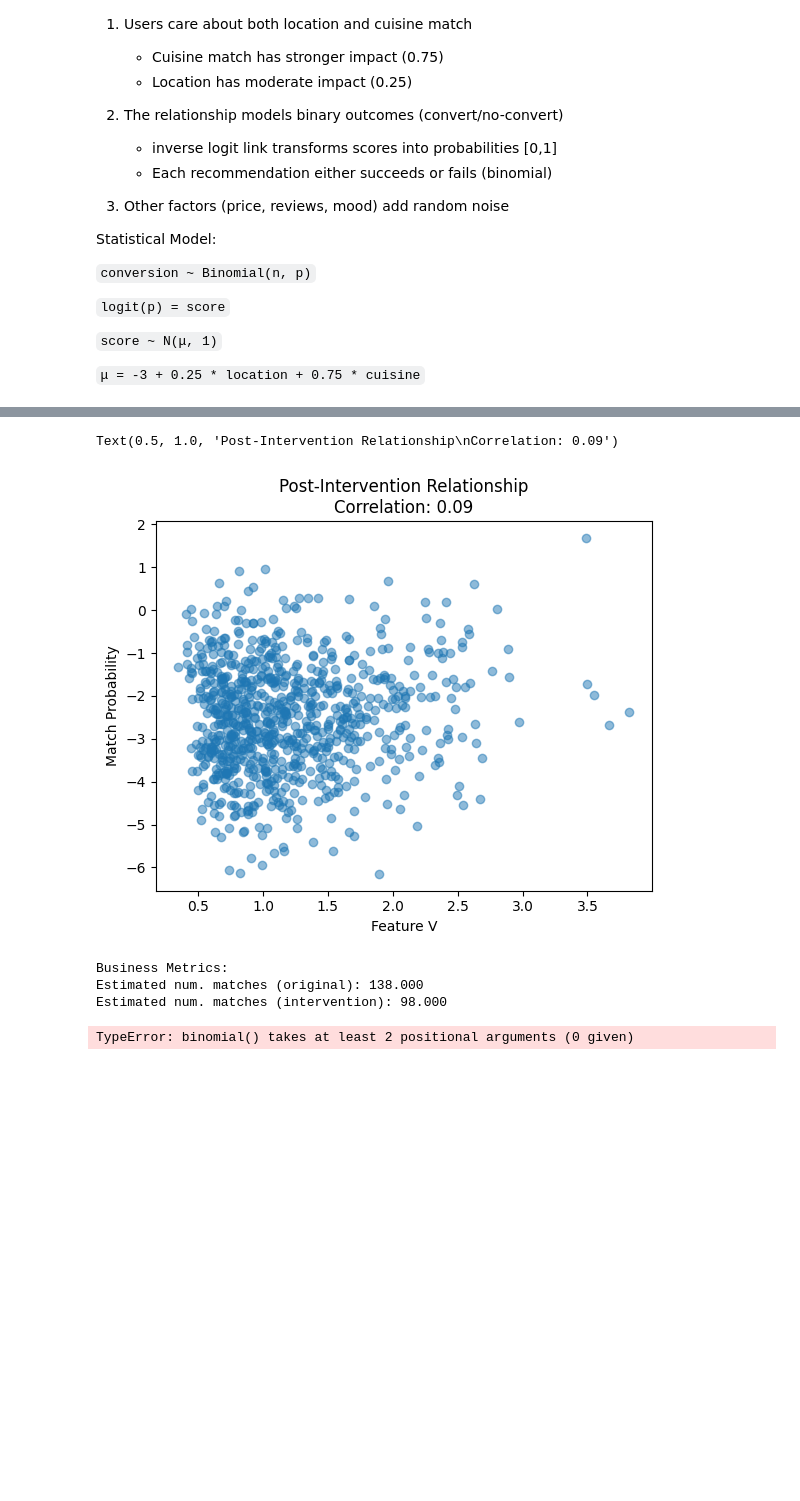
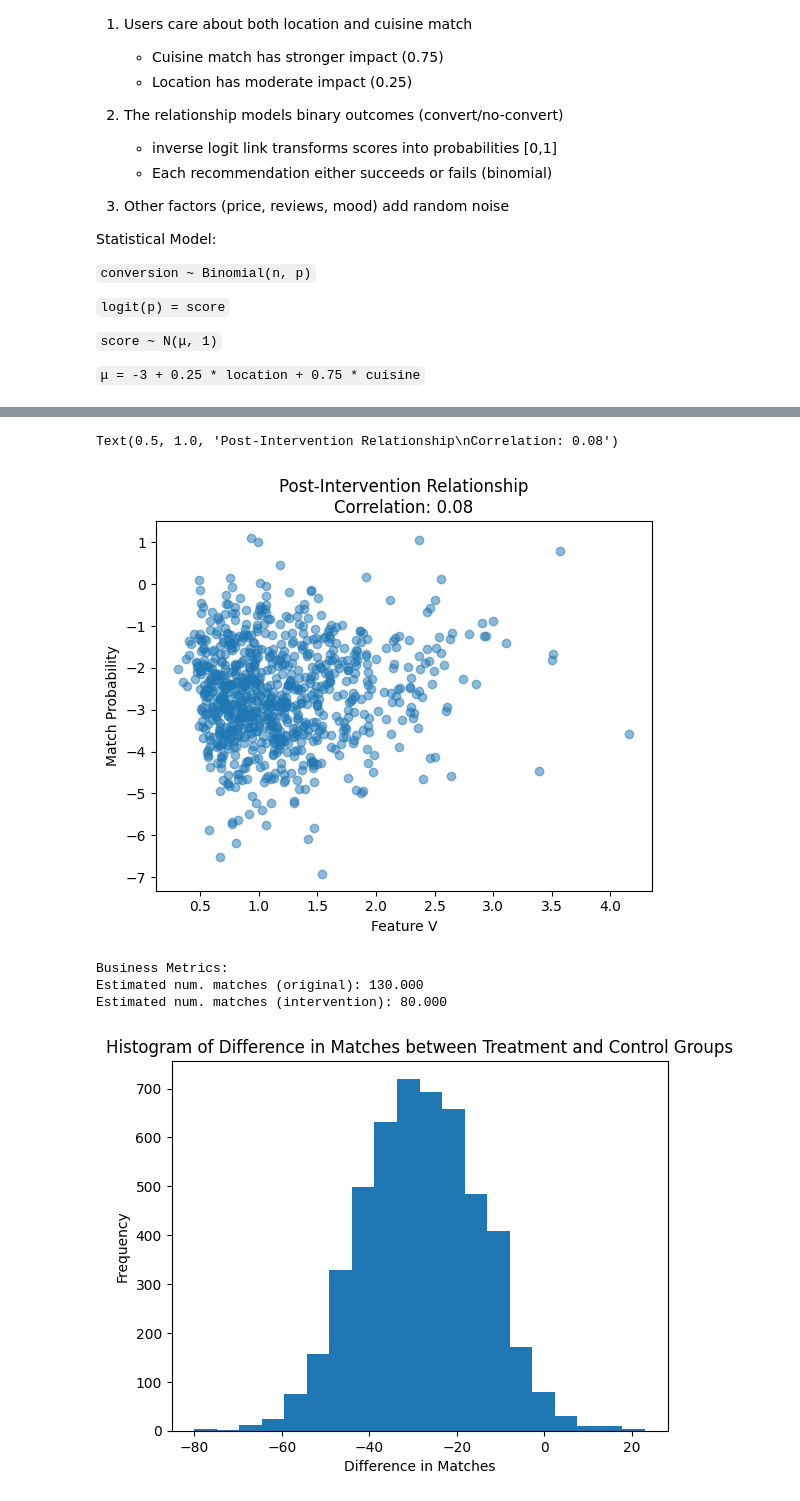
Before and after one commit to StefanSko/CausalShenanigans, a Jupyter notebook: src/curious_tale.ipynb, the cells around one changed output, grey strips where cells are left out. Saved outputs shown, nothing was run; the diff lists cells and outputs as text; code cells hidden in the pictures; blank space fills up the shorter version.

```diff
--- a/src/curious_tale.ipynb
+++ b/src/curious_tale.ipynb
@@ -250,27 +243,30 @@ Text(0.5, 1.0, 'Intervention Selection Mechanism\n(Heavy Feature V Weight)')
 # %%
-plt.scatter(v[S_intervention==1], scores_intervention[S_intervention==1], alpha=0.5)
+plt.scatter(v[S_intervention==1], results_treatment['scores'][S_intervention==1], alpha=0.5)
 plt.xlabel('Feature V')
 plt.ylabel('Match Probability')
-plt.title(f'Post-Intervention Relationship\nCorrelation: {corr_intervention[0]:.2f}')
+plt.title(f'Post-Intervention Relationship\nCorrelation: {corr_treatment[0]:.2f}')
 # %% [output]
-Text(0.5, 1.0, 'Post-Intervention Relationship\nCorrelation: 0.09')
+Text(0.5, 1.0, 'Post-Intervention Relationship\nCorrelation: 0.08')
-[figure, old version]
+[figure, new version]
 # %%
 print("\nBusiness Metrics:")
-print(f"Estimated num. matches (original): {np.sum(matches_control):.3f}")
-print(f"Estimated num. matches (intervention): {np.sum(matches_intervention):.3f}")
+print(f"Estimated num. matches (original): {np.sum(result_control['total_matches']):.3f}")
+print(f"Estimated num. matches (intervention): {np.sum(results_treatment['total_matches']):.3f}")
 # %% [output]
 Business Metrics:
-Estimated num. matches (original): 138.000
-Estimated num. matches (intervention): 98.000
+Estimated num. matches (original): 130.000
+Estimated num. matches (intervention): 80.000
 # %%
-
+# Simulate AB Test
+num_simulations = 5000
+control = conversion_simulation(S, num_simulations=num_simulations)
+treatment = conversion_simulation(S_intervention, num_simulations=num_simulations)
 
 #Plot histogram of the difference in matches between the treatment and control groups
-plt.hist(treatment - control, bins=100)
+plt.hist(treatment['total_matches'] - control['total_matches'], bins = 20)
 plt.xlabel('Difference in Matches')
 plt.ylabel('Frequency')
 plt.title('Histogram of Difference in Matches between Treatment and Control Groups')
 plt.show()
 # %% [output]
-TypeError: binomial() takes at least 2 positional arguments (0 given)
+[figure, added]
```
Also changed, not shown: parts of 9 cells of this notebook.
